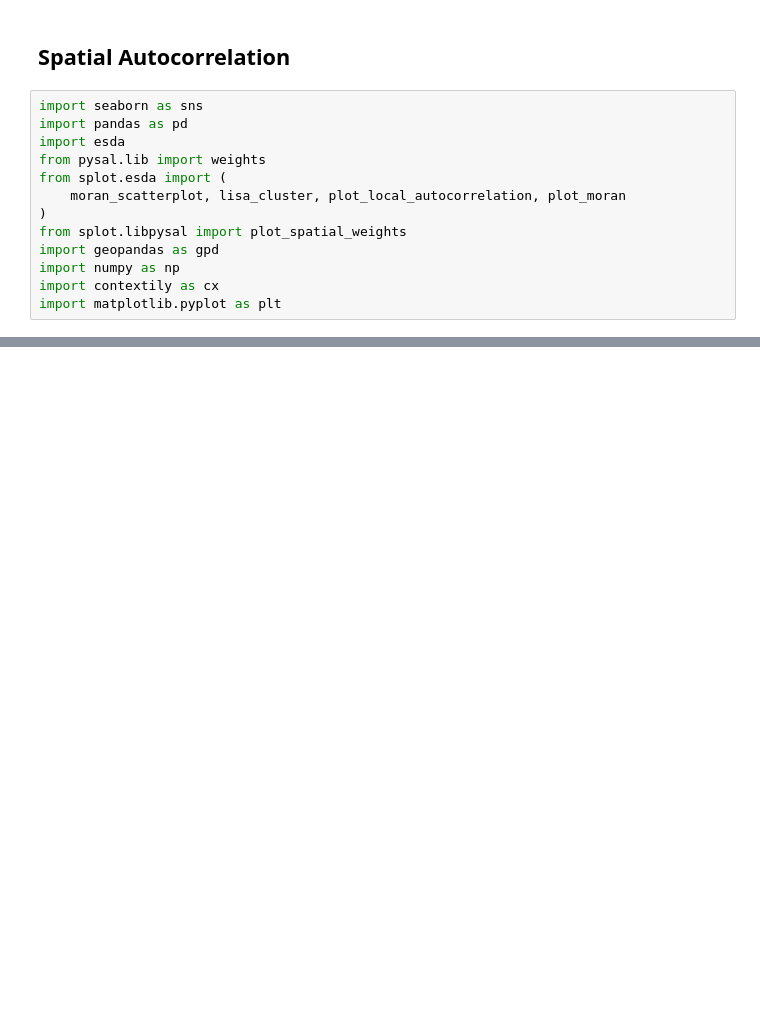
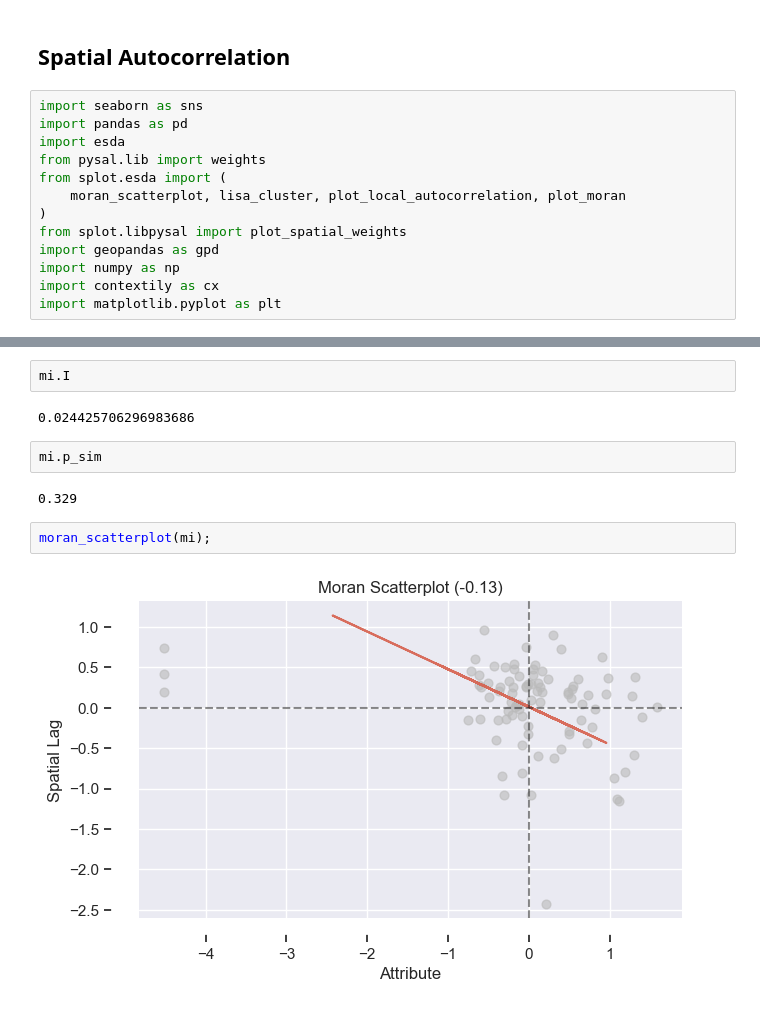
Before and after one commit to agnesutovaite/geospatial, a Jupyter notebook: project_notebook - Agne.ipynb, the cells around one changed output, grey strips where cells are left out. Cells and saved outputs as stored; diff of their text form; blank space fills up the shorter version.

```diff
--- a/project_notebook - Agne.ipynb
+++ b/project_notebook - Agne.ipynb
@@ -130,0 +162,12 @@ TypeError: no supported conversion for types: (dtype('float64'), dtype('O'))
+# %%
+mi.I
+# %% [output]
+0.024425706296983686
+# %%
+mi.p_sim
+# %% [output]
+0.329
+# %%
+moran_scatterplot(mi);
+# %% [output]
+[figure, added]
```
Also changed, not shown: parts of 45 cells of this notebook, 18 other files.
